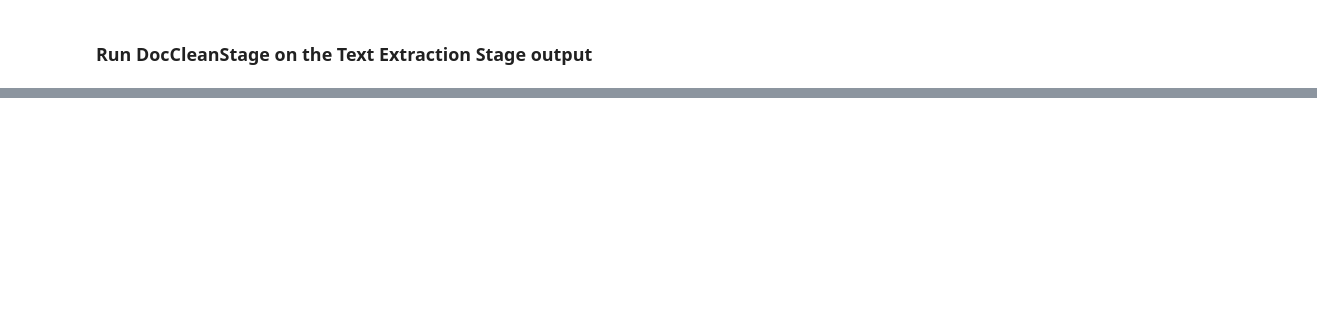
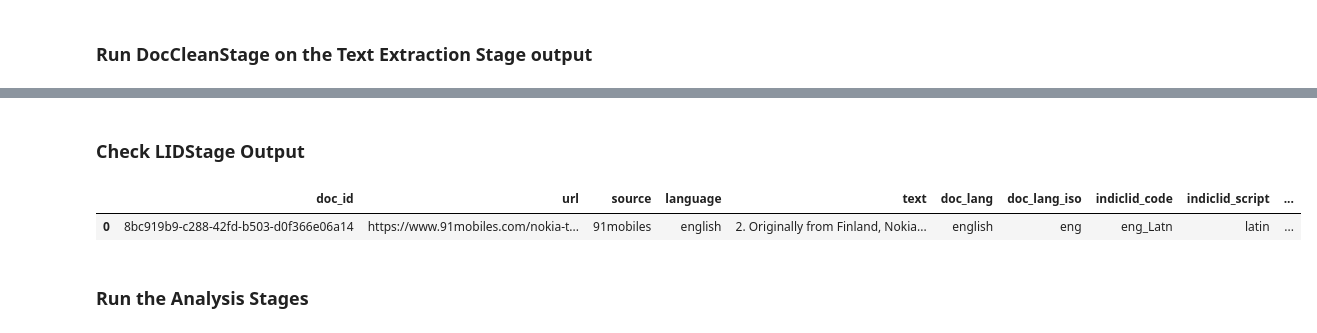
Before and after one commit to AI4Bharat/setu, a Jupyter notebook: examples/demo.ipynb, the cells around one changed output, grey strips where cells are left out. Cells and saved outputs as stored; diff of their text form; code cells hidden in the pictures; blank space fills up the shorter version.

```diff
--- a/examples/demo.ipynb
+++ b/examples/demo.ipynb
@@ -183,0 +268,2 @@ GIT_PAGER: cat
+# %% [markdown]
+### Check LIDStage Output
@@ -183,0 +272,11 @@ GIT_PAGER: cat
+# %%
+parquets = glob(f"{lid_output_path}/*.parquet")
+# %%
+df = pd.read_parquet(parquets[0])
+# %%
+df.head()
+# %% [output]
+|  | doc_id | url | source | language | text | doc_lang | doc_lang_iso | indiclid_code | indiclid_script | ... |
+| 0 | 8bc919b9-c288-42fd-b503-d0f366e06a14 | https://www.91mobiles.com/nokia-t... | 91mobiles | english | 2. Originally from Finland, Nokia... | english | eng | eng_Latn | latin | ... |
+# %% [markdown]
+### Run the Analysis Stages
```
Also changed, not shown: parts of 30 cells of this notebook, 52 other files.
